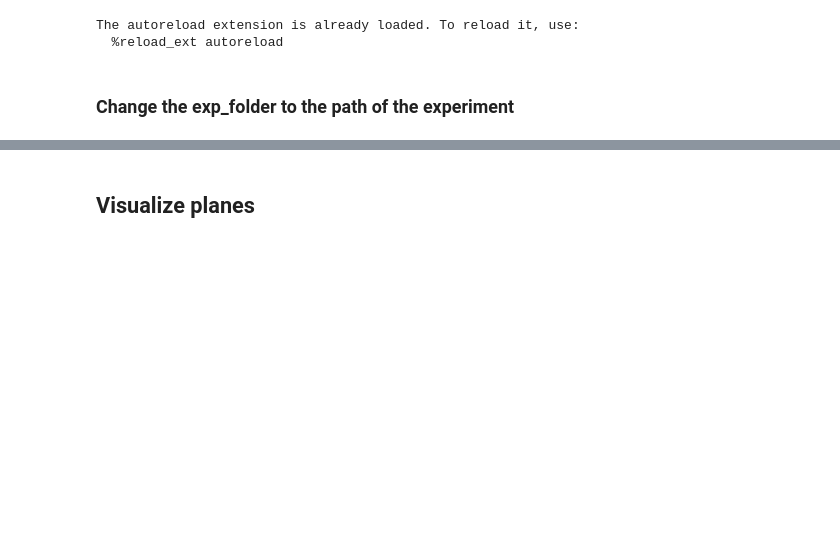
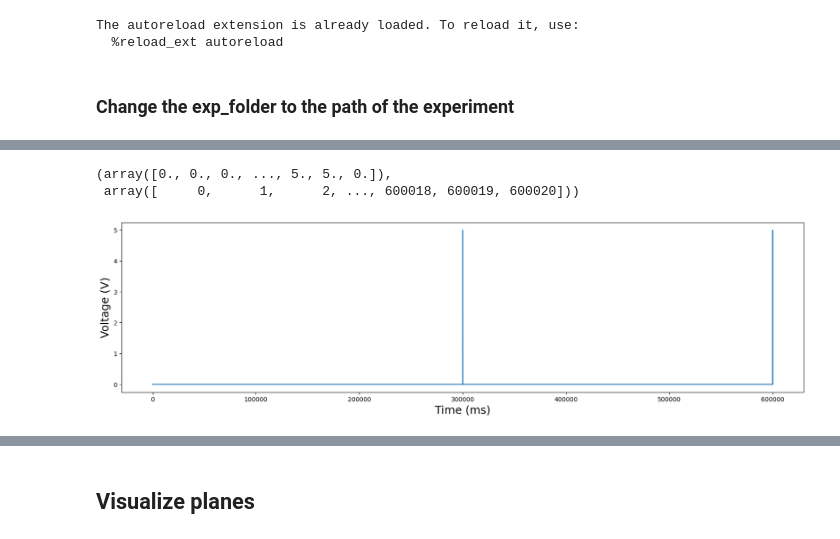
Before and after one commit to minel-arinel/caImageAnalysis, a Jupyter notebook: notebooks/0_bruker.ipynb, the cells around one changed output, grey strips where cells are left out. Cells and saved outputs as stored; diff of their text form; code cells hidden in the pictures; blank space fills up the shorter version.

Commit message:
voltage output update

```diff
--- a/notebooks/0_bruker.ipynb
+++ b/notebooks/0_bruker.ipynb
@@ -11,7 +11,7 @@ The autoreload extension is already loaded. To reload it, use:
 ### Change the exp_folder to the path of the experiment
 # %%
 # Change this path to the experiment folder
-exp_folder = r'/Volumes/Rapid/bruker2P_data/elavl3H2BGCaMP8m_8dpf_fed_glucose_500mM_1_20230809'
+exp_folder = r'/Volumes/Rapid/bruker2P_data/elavl3H2BGCaMP8m_10dpf_fed_glucose_500mM_5_20230818'
 # %%
 # Initialize BrukerFish
 fish = BrukerFish(exp_folder)
@@ -24,3 +44,10 @@ fish.data_paths
+# %%
+# Plots the Voltage Output waveform of the experiment
+fish.voltage_output.get_waveform(plot=True)
+# %% [output]
+(array([0., 0., 0., ..., 5., 5., 0.]),
+ array([     0,      1,      2, ..., 600018, 600019, 600020]))
+[figure, added]
 # %%
 # If running for the first time, create a combined frametimes.txt and combined tif files
 fish.create_frametimes_txt()
```
Also changed, not shown: parts of 4 cells of this notebook.
